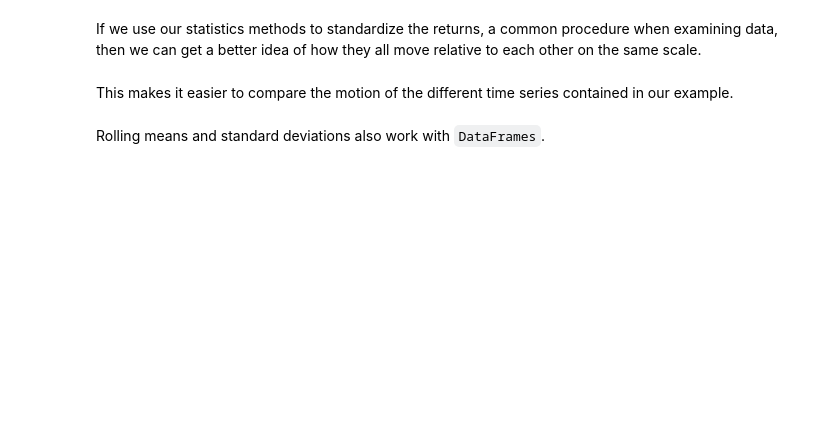
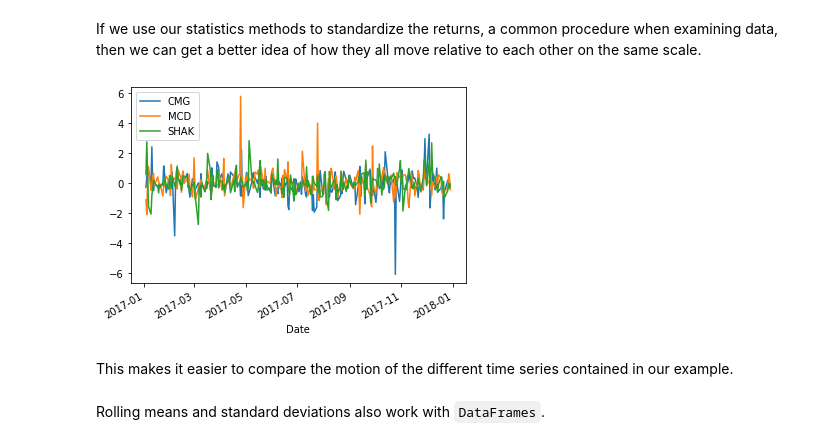
Before and after one commit to SantiagoVargasAvendano/AlgorithmsUN2021I, a Jupyter notebook: Lab1/savargaslecture4.ipynb, the cells around one changed output. Saved outputs shown, nothing was run; the diff lists cells and outputs as text; code cells hidden in the pictures; blank space fills up the shorter version.

```diff
--- a/Lab1/savargaslecture4.ipynb
+++ b/Lab1/savargaslecture4.ipynb
@@ -658,9 +648,9 @@ numpy.ndarray
 
 Again we see a lot of carryover from `Series` in how we access the elements of `DataFrames`. The key sticking point here is that everything has to take into account multiple dimensions now. The main way that this happens is through the access of the columns of a `DataFrame`, either individually or in groups. We can do this either by directly accessing the attributes or by using the methods we already are familiar with.
 # %%
-symbol = ["CMG", "MCD", "SHAK", "WFM"]
-prices = pdr.get_data_yahoo(symbol, start= datetime.datetime(2012,1,1), end= datetime.datetime(2016,1,1))
-# if isinstance(symbol, list):
-    # prices.columns = map(lambda x: x.symbol, prices.columns)
-# else:
-    # prices.name = symbol
+symbol = ["CMG", "MCD", "SHAK"]
+prices = pdr.get_data_yahoo(symbol, start= datetime.datetime(2016,1,1), end= datetime.datetime(2019,1,1))["High"]
+if isinstance(symbol, list):
+    prices.columns = map(lambda x: x, prices.columns)
+else:
+    prices.name = symbol
@@ -717,6 +814,7 @@ It is all well and good when you already have a `DataFrame` filled with data, bu
 
 We add a new column simply by assigning data to a column that does not already exist. Here we use the `.loc[:, 'COL_NAME']` notation and store the output of `get_pricing()` (which returns a pandas `Series` if we only pass one security) there. This is the method that we would use to add a `Series` to an existing `DataFrame`.
 # %%
-s_1 = get_pricing('TSLA', start_date=start, end_date=end, fields='price')
+# s_1 = get_pricing('TSLA', start_date=start, end_date=end, fields='price')
+s_1 = pdr.get_data_yahoo('TSLA', start= datetime.datetime(2016,1,1), end= datetime.datetime(2019,1,1))
 prices.loc[:, 'TSLA'] = s_1
 prices.head(5)
@@ -782,7 +969,9 @@ mult_returns.head()
 If we use our statistics methods to standardize the returns, a common procedure when examining data, then we can get a better idea of how they all move relative to each other on the same scale.
 # %%
 norm_returns = (mult_returns - mult_returns.mean(axis=0))/mult_returns.std(axis=0)
-norm_returns.loc['2014-01-01':'2015-01-01'].plot();
+norm_returns.loc['2017-01-01':'2018-01-01'].plot();
+# %% [output]
+[figure, added]
 # %% [markdown]
 This makes it easier to compare the motion of the different time series contained in our example.
 # %% [markdown]
```
Also changed, not shown: parts of 54 cells of this notebook, 13 other files.
